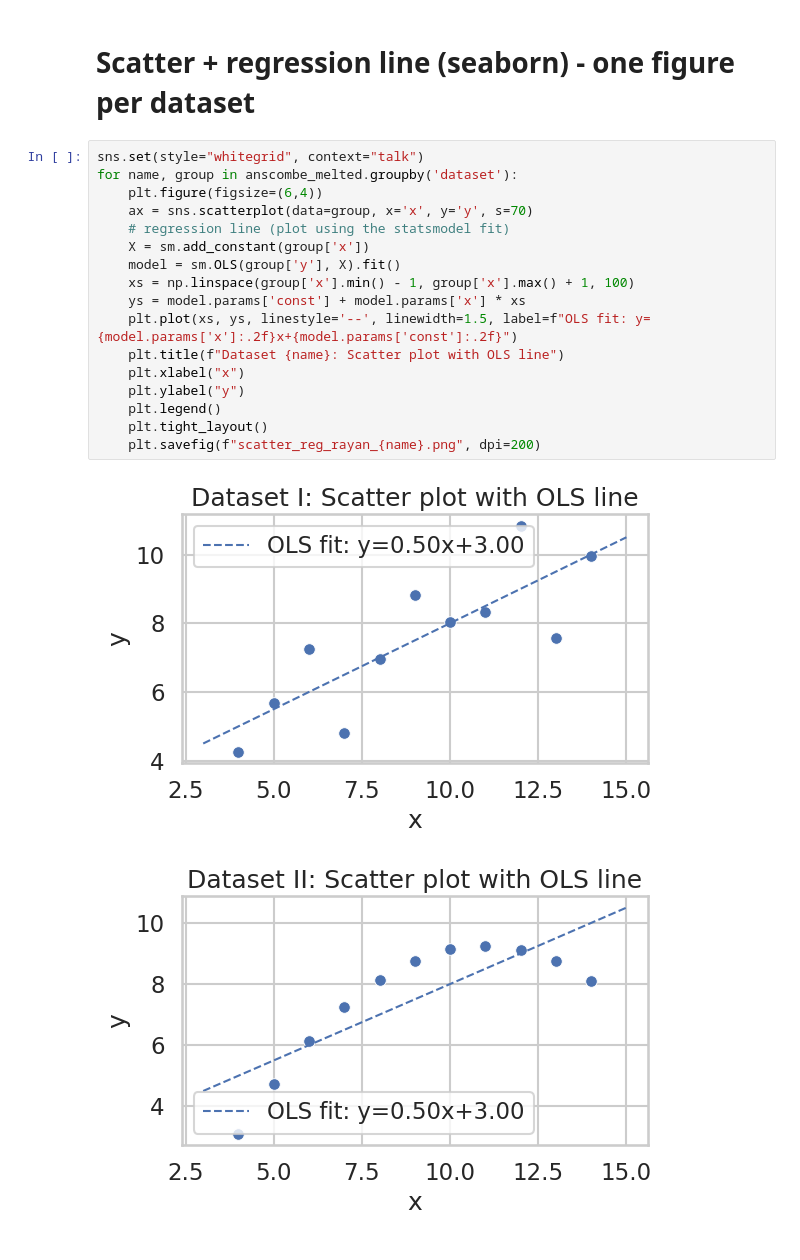
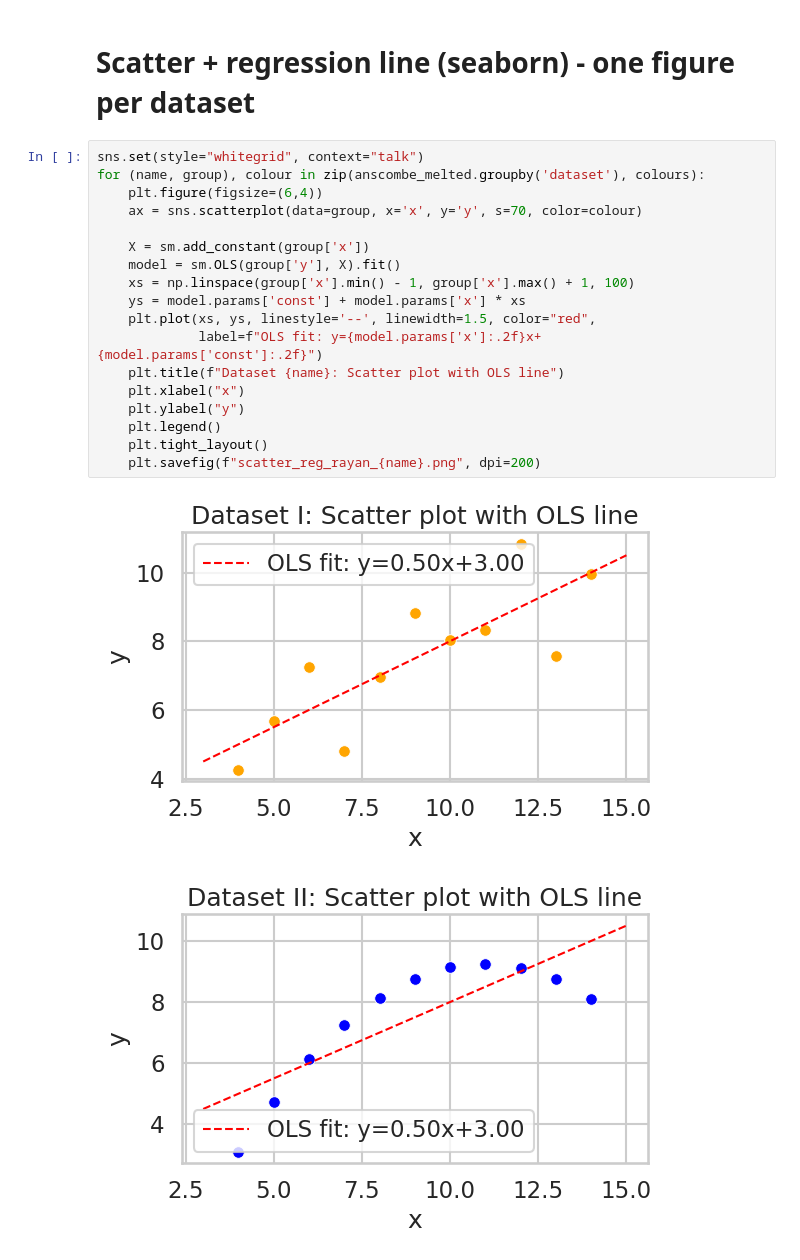
Before and after one commit to rayanbashir/anscombe-visualization, a Jupyter notebook: anscombe_eda.ipynb, the cells around one changed output. Cells and saved outputs as stored; diff of their text form.

Commit message:
Customized colours in scatter plots

```diff
--- a/anscombe_eda.ipynb
+++ b/anscombe_eda.ipynb
@@ -106,21 +107,22 @@ print(stats_df)
 # Scatter + regression line (seaborn) - one figure per dataset
 # %%
 sns.set(style="whitegrid", context="talk")
-for name, group in anscombe_melted.groupby('dataset'):
+for (name, group), colour in zip(anscombe_melted.groupby('dataset'), colours):
     plt.figure(figsize=(6,4))
-    ax = sns.scatterplot(data=group, x='x', y='y', s=70)
-    # regression line (plot using the statsmodel fit)
+    ax = sns.scatterplot(data=group, x='x', y='y', s=70, color=colour)
+
     X = sm.add_constant(group['x'])
     model = sm.OLS(group['y'], X).fit()
     xs = np.linspace(group['x'].min() - 1, group['x'].max() + 1, 100)
     ys = model.params['const'] + model.params['x'] * xs
-    plt.plot(xs, ys, linestyle='--', linewidth=1.5, label=f"OLS fit: y={model.params['x']:.2f}x+{model.params['const']:.2f}")
+    plt.plot(xs, ys, linestyle='--', linewidth=1.5, color="red",
+             label=f"OLS fit: y={model.params['x']:.2f}x+{model.params['const']:.2f}")
     plt.title(f"Dataset {name}: Scatter plot with OLS line")
     plt.xlabel("x")
     plt.ylabel("y")
     plt.legend()
     plt.tight_layout()
     plt.savefig(f"scatter_reg_rayan_{name}.png", dpi=200)
 # %% [output]
-[figure, old version]
+[figure, new version]
-[figure, old version]
+[figure, new version]
```
Also changed, not shown: parts of 3 cells of this notebook, 5 other files.
